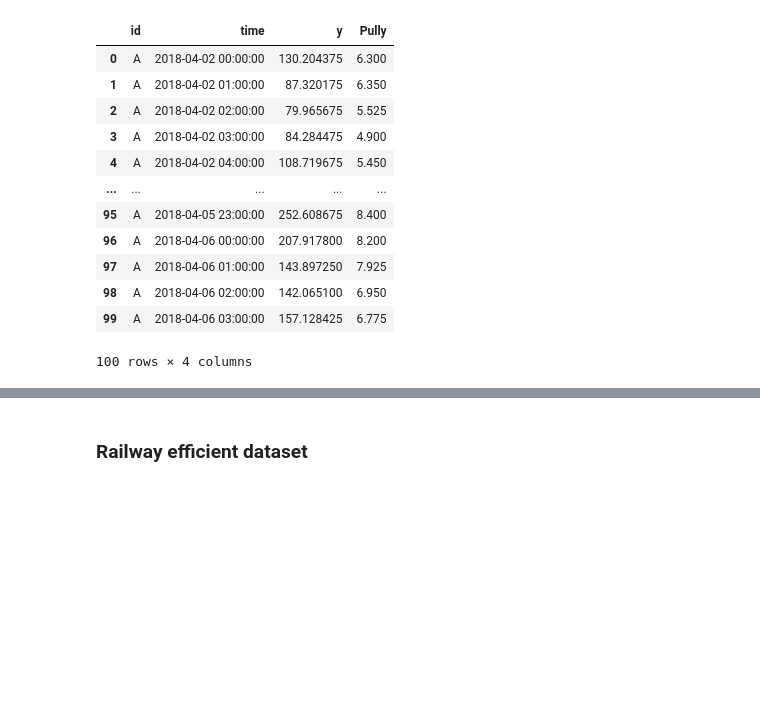
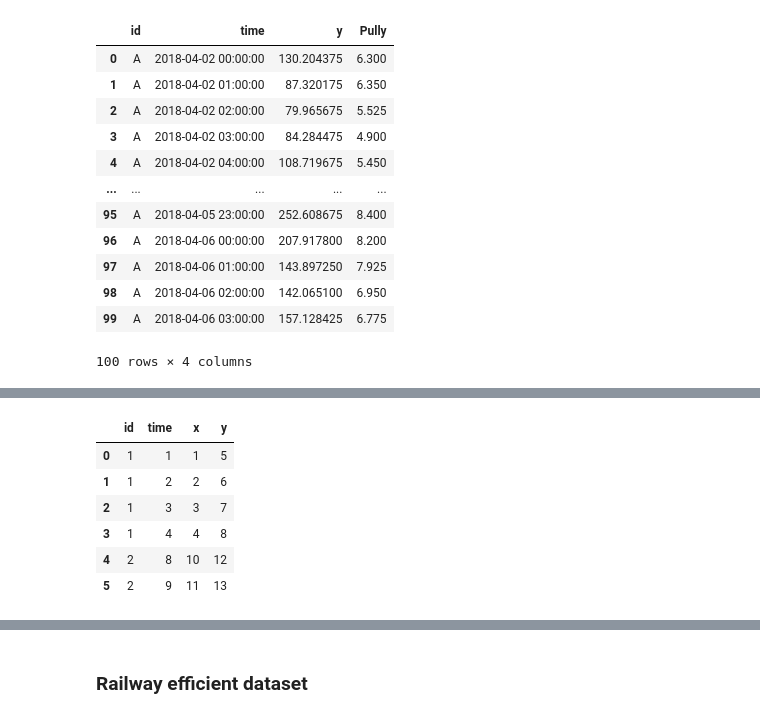
Before and after one commit to EPFL-IMOS/picid, a Jupyter notebook: notebooks/check_dataloader.ipynb, the cells around one changed output, grey strips where cells are left out. Drawn from its saved outputs; the diff is of its cells as text; code cells hidden in the pictures; blank space fills up the shorter version.

```diff
--- a/notebooks/check_dataloader.ipynb
+++ b/notebooks/check_dataloader.ipynb
@@ -241,0 +263,16 @@ df_rolled
+# %%
+df = pd.DataFrame({
+   "id": [1, 1, 1, 1, 2, 2],
+   "time": [1, 2, 3, 4, 8, 9],
+   "x": [1, 2, 3, 4, 10, 11],
+   "y": [5, 6, 7, 8, 12, 13],
+})
+df
+# %% [output]
+|  | id | time | x | y |
+| 0 | 1 | 1 | 1 | 5 |
+| 1 | 1 | 2 | 2 | 6 |
+| 2 | 1 | 3 | 3 | 7 |
+| 3 | 1 | 4 | 4 | 8 |
+| 4 | 2 | 8 | 10 | 12 |
+| 5 | 2 | 9 | 11 | 13 |
```
Also changed, not shown: parts of 7 cells of this notebook.
